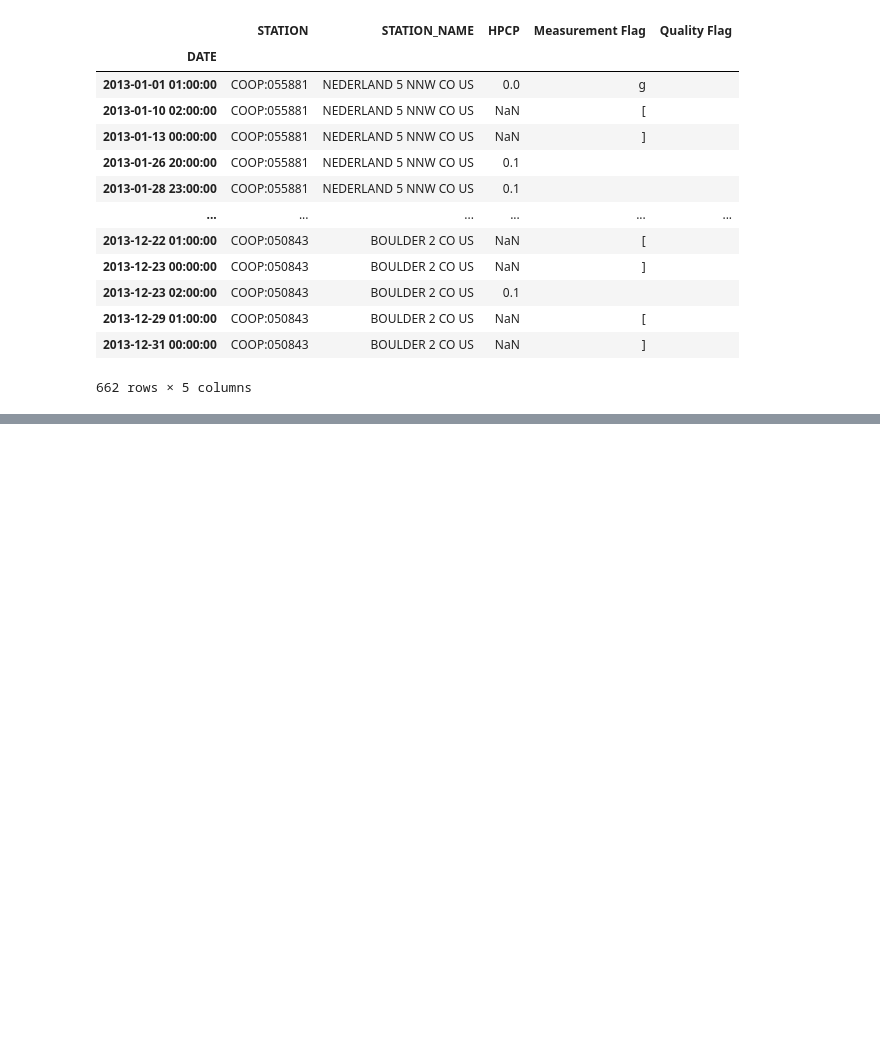
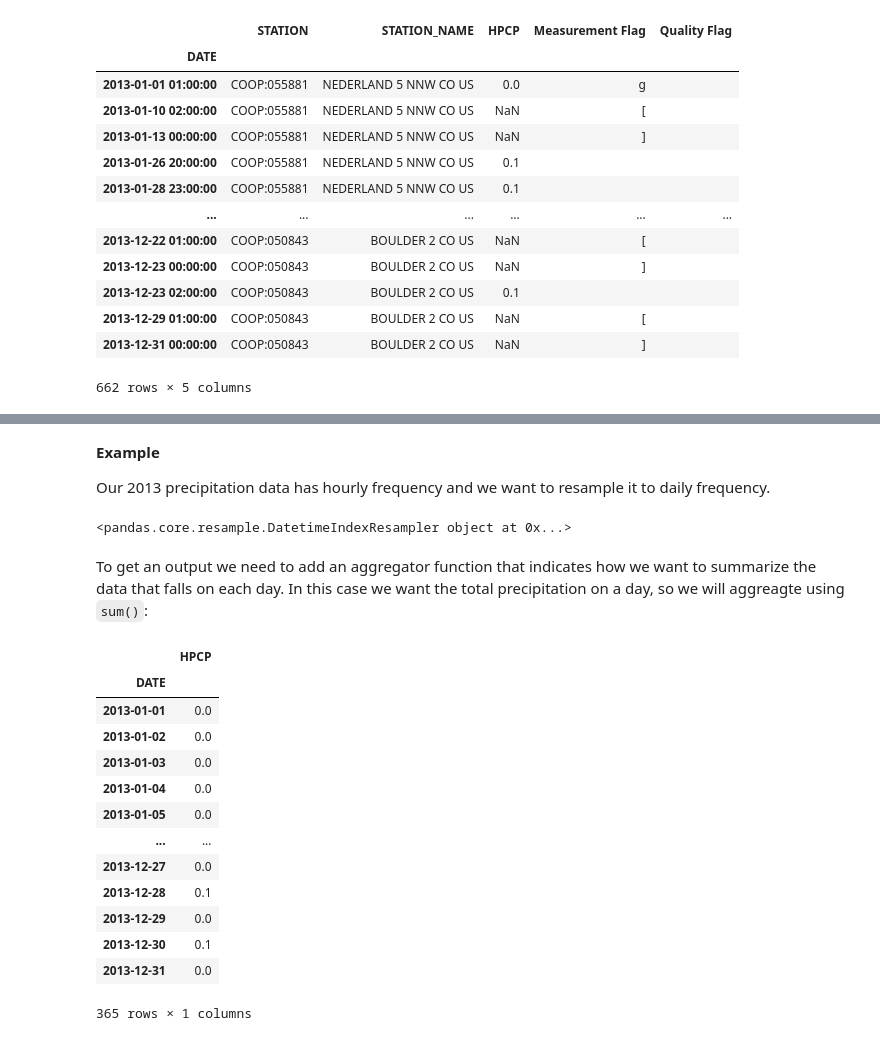
Before and after one commit to a-ramji/eds220-week2, a Jupyter notebook: lesson-7.ipynb, the cells around one changed output, grey strips where cells are left out. Cells and saved outputs as stored; diff of their text form; code cells hidden in the pictures; blank space fills up the shorter version.

```diff
--- a/lesson-7.ipynb
+++ b/lesson-7.ipynb
@@ -271,0 +297,32 @@ precip.loc['2013']
+# %% [markdown]
+**Example**
+
+Our 2013 precipitation data has hourly frequency and we want to resample it to daily frequency.
+# %%
+# resample 2013 hourly data to daily frequency
+# nothing happens
+precip.loc['2013'].resample('D')
+# %% [output]
+<pandas.core.resample.DatetimeIndexResampler object at 0x...>
+# %% [markdown]
+To get an output we need to add an aggregator function that indicates how we want to summarize the data that falls on each day. In this case we want the total precipitation on a day, so we will aggreagte using `sum()`:
+# %%
+# total daily precipitation in 2013
+daily_precip_2013 = precip.loc['2013'].resample('D').sum()
+
+daily_precip_2013
+# %% [output]
+|  | HPCP |
+| DATE |  |
+| 2013-01-01 | 0.0 |
+| 2013-01-02 | 0.0 |
+| 2013-01-03 | 0.0 |
+| 2013-01-04 | 0.0 |
+| 2013-01-05 | 0.0 |
+| ... | ... |
+| 2013-12-27 | 0.0 |
+| 2013-12-28 | 0.1 |
+| 2013-12-29 | 0.0 |
+| 2013-12-30 | 0.1 |
+| 2013-12-31 | 0.0 |
+365 rows × 1 columns
```
Also changed, not shown: parts of 10 cells of this notebook.
